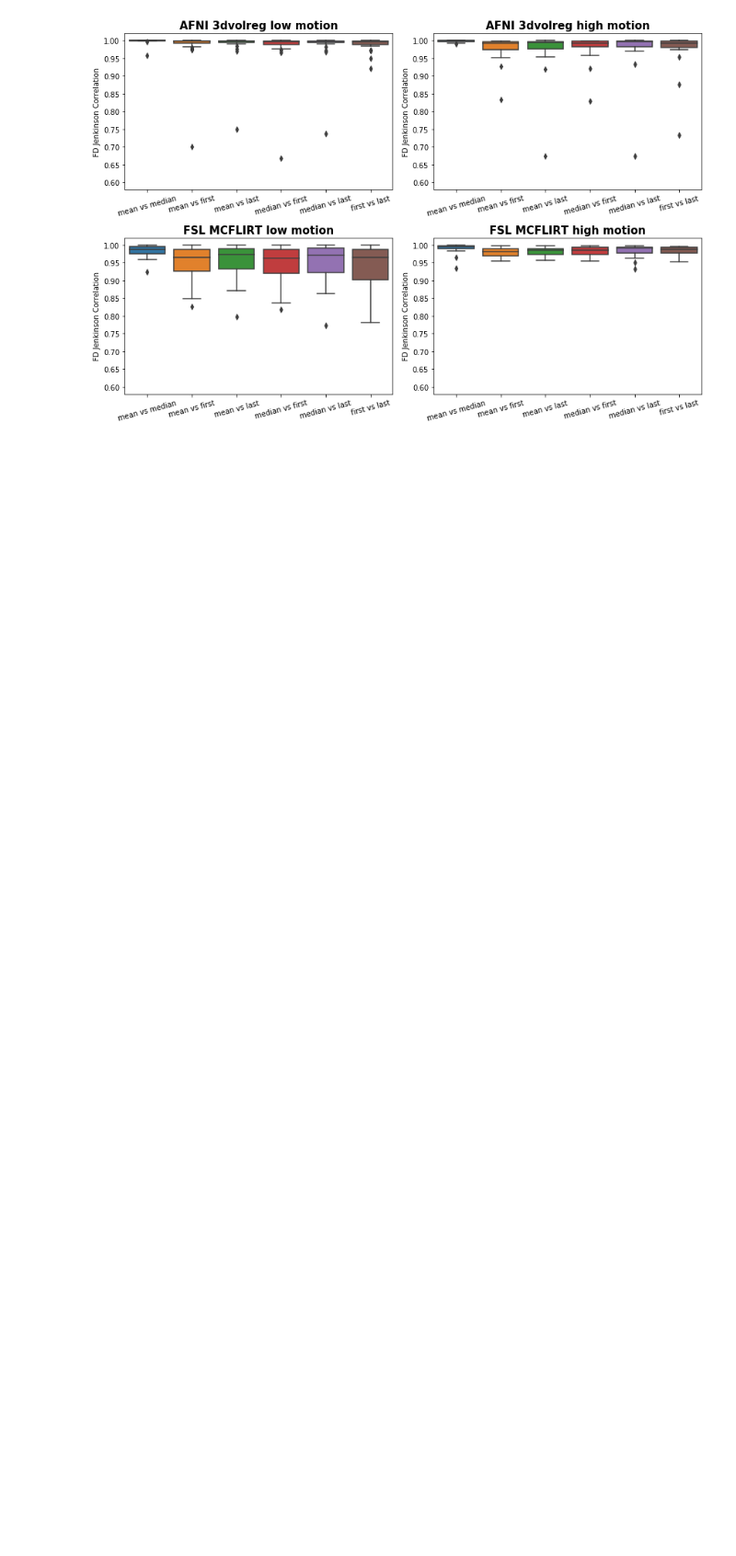
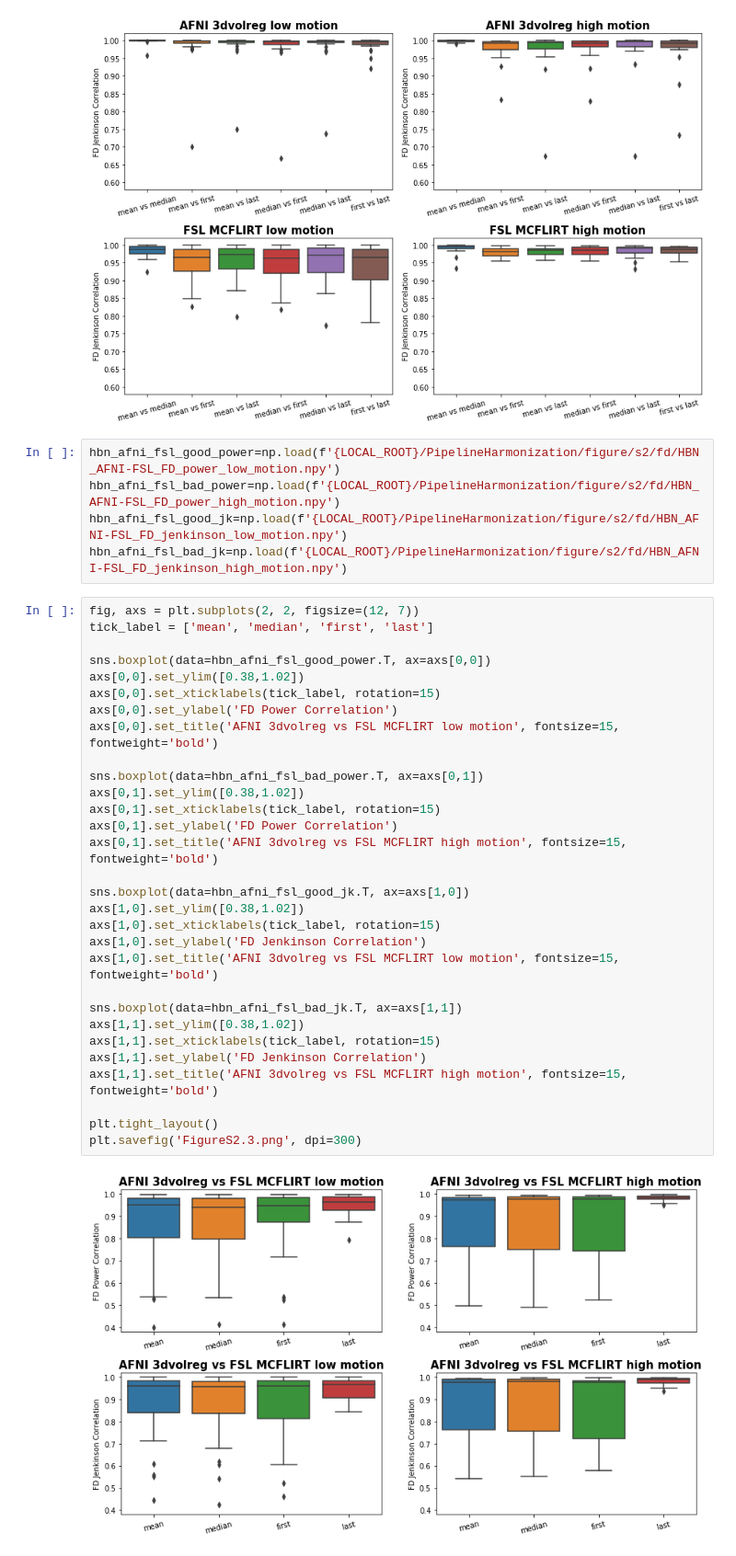
Before and after one commit to XinhuiLi/PipelineAgreement, a Jupyter notebook: figure/s2/plot_figs2.ipynb, the cells around one changed output. Shown at 92% size. Drawn from its saved outputs; the diff is of its cells as text; blank space fills up the shorter version.

Commit message:
add Fig. S6 and AFNI vs FSL comparison in Fig. S2

```diff
--- a/figure/s2/plot_figs2.ipynb
+++ b/figure/s2/plot_figs2.ipynb
@@ -104,6 +104,43 @@ plt.tight_layout()
 plt.savefig('FigureS2.2.png', dpi=300)
 # %% [output]
 [figure]
+# %%
+hbn_afni_fsl_good_power=np.load(f'{LOCAL_ROOT}/PipelineHarmonization/figure/s2/fd/HBN_AFNI-FSL_FD_power_low_motion.npy')
+hbn_afni_fsl_bad_power=np.load(f'{LOCAL_ROOT}/PipelineHarmonization/figure/s2/fd/HBN_AFNI-FSL_FD_power_high_motion.npy')
+hbn_afni_fsl_good_jk=np.load(f'{LOCAL_ROOT}/PipelineHarmonization/figure/s2/fd/HBN_AFNI-FSL_FD_jenkinson_low_motion.npy')
+hbn_afni_fsl_bad_jk=np.load(f'{LOCAL_ROOT}/PipelineHarmonization/figure/s2/fd/HBN_AFNI-FSL_FD_jenkinson_high_motion.npy')
+# %%
+fig, axs = plt.subplots(2, 2, figsize=(12, 7))
+tick_label = ['mean', 'median', 'first', 'last']
+
+sns.boxplot(data=hbn_afni_fsl_good_power.T, ax=axs[0,0])
+axs[0,0].set_ylim([0.38,1.02])
+axs[0,0].set_xticklabels(tick_label, rotation=15)
+axs[0,0].set_ylabel('FD Power Correlation')
+axs[0,0].set_title('AFNI 3dvolreg vs FSL MCFLIRT low motion', fontsize=15, fontweight='bold')
+
+sns.boxplot(data=hbn_afni_fsl_bad_power.T, ax=axs[0,1])
+axs[0,1].set_ylim([0.38,1.02])
+axs[0,1].set_xticklabels(tick_label, rotation=15)
+axs[0,1].set_ylabel('FD Power Correlation')
+axs[0,1].set_title('AFNI 3dvolreg vs FSL MCFLIRT high motion', fontsize=15, fontweight='bold')
+
+sns.boxplot(data=hbn_afni_fsl_good_jk.T, ax=axs[1,0])
+axs[1,0].set_ylim([0.38,1.02])
+axs[1,0].set_xticklabels(tick_label, rotation=15)
+axs[1,0].set_ylabel('FD Jenkinson Correlation')
+axs[1,0].set_title('AFNI 3dvolreg vs FSL MCFLIRT low motion', fontsize=15, fontweight='bold')
+
+sns.boxplot(data=hbn_afni_fsl_bad_jk.T, ax=axs[1,1])
+axs[1,1].set_ylim([0.38,1.02])
+axs[1,1].set_xticklabels(tick_label, rotation=15)
+axs[1,1].set_ylabel('FD Jenkinson Correlation')
+axs[1,1].set_title('AFNI 3dvolreg vs FSL MCFLIRT high motion', fontsize=15, fontweight='bold')
+
+plt.tight_layout()
+plt.savefig('FigureS2.3.png', dpi=300)
+# %% [output]
+[figure, added]
 # %%
 fig, axs = plt.subplots(4, 4, figsize=(15, 12))
 
```
Also changed, not shown: parts of 3 cells of this notebook, 2 other files.
